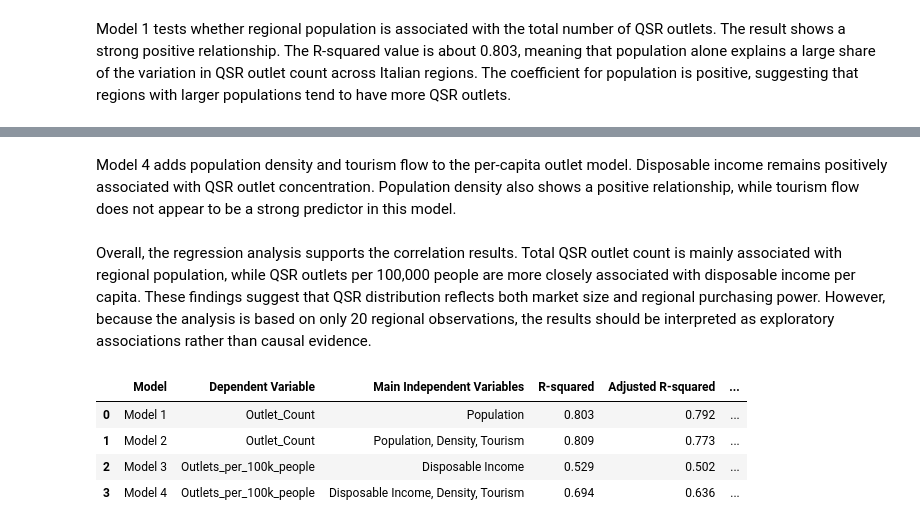
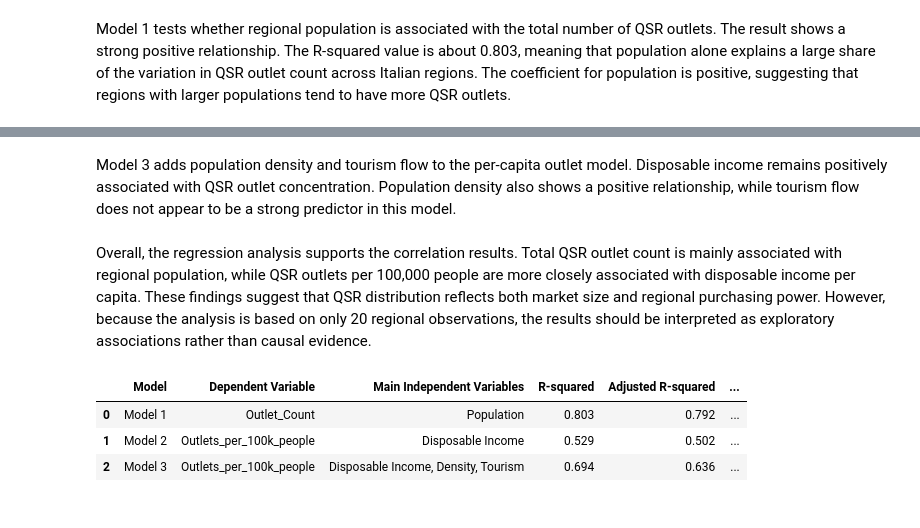
Before and after one commit to mike10nn/QSR_Analysis, a Jupyter notebook: analyses.ipynb, the cells around one changed output, grey strips where cells are left out. Saved outputs shown, nothing was run; the diff lists cells and outputs as text; code cells hidden in the pictures.

Commit message:
Regression updated

```diff
--- a/analyses.ipynb
+++ b/analyses.ipynb
@@ -274,18 +274,3 @@ Notes:
 [1] Standard Errors assume that the covariance matrix of the errors is correctly specified.
 # %% [markdown]
 Model 1 tests whether regional population is associated with the total number of QSR outlets. The result shows a strong positive relationship. The R-squared value is about 0.803, meaning that population alone explains a large share of the variation in QSR outlet count across Italian regions. The coefficient for population is positive, suggesting that regions with larger populations tend to have more QSR outlets.
-# %%
-# Model 2
-
-X = regression_data[[
-    "Population_millions",
-    "Density_100",
-    "Tourism_millions"
-]]
-
-X = sm.add_constant(X)
-
-y = regression_data["Outlet_Count"]
-
-model_2 = sm.OLS(y, X).fit()
-print(model_2.summary())
@@ -373,7 +338,7 @@ Covariance Type:                 nonrobust
 Notes:
 [1] Standard Errors assume that the covariance matrix of the errors is correctly specified.
 # %% [markdown]
-Model 4 adds population density and tourism flow to the per-capita outlet model. Disposable income remains positively associated with QSR outlet concentration. Population density also shows a positive relationship, while tourism flow does not appear to be a strong predictor in this model.
+Model 3 adds population density and tourism flow to the per-capita outlet model. Disposable income remains positively associated with QSR outlet concentration. Population density also shows a positive relationship, while tourism flow does not appear to be a strong predictor in this model.
 # %% [markdown]
 Overall, the regression analysis supports the correlation results. Total QSR outlet count is mainly associated with regional population, while QSR outlets per 100,000 people are more closely associated with disposable income per capita. These findings suggest that QSR distribution reflects both market size and regional purchasing power. However, because the analysis is based on only 20 regional observations, the results should be interpreted as exploratory associations rather than causal evidence.
 # %%
@@ -381,45 +346,39 @@ regression_summary = pd.DataFrame({
     "Model": [
         "Model 1",
         "Model 2",
-        "Model 3",
-        "Model 4"
+        "Model 3"
     ],
     "Dependent Variable": [
-        "Outlet_Count",
         "Outlet_Count",
         "Outlets_per_100k_people",
         "Outlets_per_100k_people"
     ],
     "Main Independent Variables": [
         "Population",
-        "Population, Density, Tourism",
         "Disposable Income",
         "Disposable Income, Density, Tourism"
     ],
     "R-squared": [
         model_1.rsquared,
         model_2.rsquared,
-        model_3.rsquared,
-        model_4.rsquared
+        model_3.rsquared
+
     ],
     "Adjusted R-squared": [
         model_1.rsquared_adj,
         model_2.rsquared_adj,
-        model_3.rsquared_adj,
-        model_4.rsquared_adj
+        model_3.rsquared_adj
     ],
     "Number of Observations": [
         int(model_1.nobs),
         int(model_2.nobs),
-        int(model_3.nobs),
-        int(model_4.nobs)
+        int(model_3.nobs)
     ]
 })
 
 regression_summary.round(3)
 # %% [output]
 |  | Model | Dependent Variable | Main Independent Variables | R-squared | Adjusted R-squared | ... |
 | 0 | Model 1 | Outlet_Count | Population | 0.803 | 0.792 | ... |
-| 1 | Model 2 | Outlet_Count | Population, Density, Tourism | 0.809 | 0.773 | ... |
-| 2 | Model 3 | Outlets_per_100k_people | Disposable Income | 0.529 | 0.502 | ... |
-| 3 | Model 4 | Outlets_per_100k_people | Disposable Income, Density, Tourism | 0.694 | 0.636 | ... |
+| 1 | Model 2 | Outlets_per_100k_people | Disposable Income | 0.529 | 0.502 | ... |
+| 2 | Model 3 | Outlets_per_100k_people | Disposable Income, Density, Tourism | 0.694 | 0.636 | ... |
```
Also changed, not shown: parts of 6 cells of this notebook.
